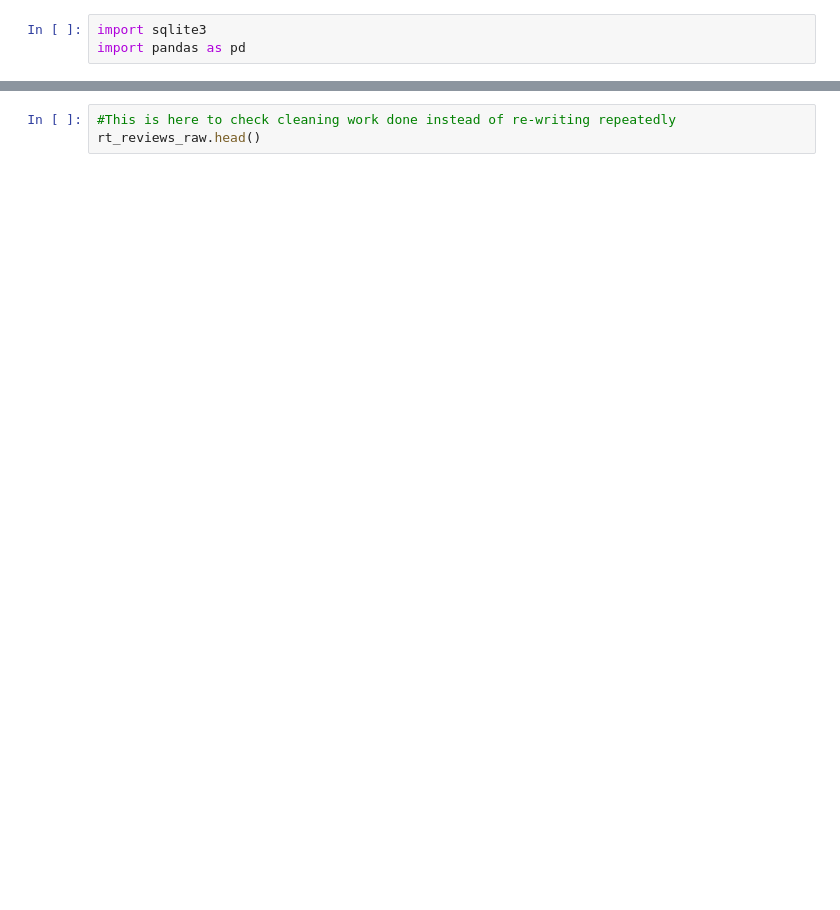
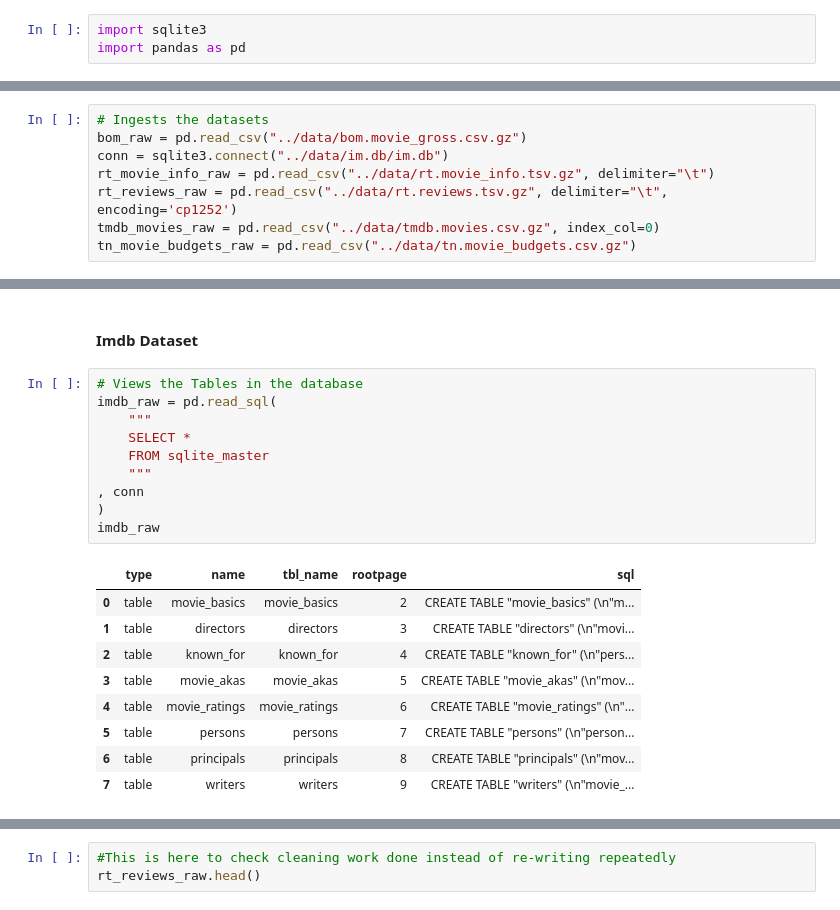
Before and after one commit to jamesleemeredith/Box-Office-Analysis, a Jupyter notebook: code/data_cleaning_final.ipynb, the cells around one changed output, grey strips where cells are left out. Drawn from its saved outputs; the diff is of its cells as text; blank space fills up the shorter version.

Commit message:
Updated data_cleaning_final for readability

```diff
--- a/code/data_cleaning_final.ipynb
+++ b/code/data_cleaning_final.ipynb
@@ -207,0 +30,8 @@ memory usage: 271.2+ KB
+# %%
+# Ingests the datasets
+bom_raw = pd.read_csv("../data/bom.movie_gross.csv.gz")
+conn = sqlite3.connect("../data/im.db/im.db")
+rt_movie_info_raw = pd.read_csv("../data/rt.movie_info.tsv.gz", delimiter="\t")
+rt_reviews_raw = pd.read_csv("../data/rt.reviews.tsv.gz", delimiter="\t", encoding='cp1252')
+tmdb_movies_raw = pd.read_csv("../data/tmdb.movies.csv.gz", index_col=0)
+tn_movie_budgets_raw = pd.read_csv("../data/tn.movie_budgets.csv.gz")
@@ -207,0 +94,22 @@ memory usage: 271.2+ KB
+# %% [markdown]
+#### Imdb Dataset
+# %%
+# Views the Tables in the database
+imdb_raw = pd.read_sql(
+    """
+    SELECT *
+    FROM sqlite_master
+    """
+, conn
+)
+imdb_raw
+# %% [output]
+|  | type | name | tbl_name | rootpage | sql |
+| 0 | table | movie_basics | movie_basics | 2 | CREATE TABLE "movie_basics" (\n"m... |
+| 1 | table | directors | directors | 3 | CREATE TABLE "directors" (\n"movi... |
+| 2 | table | known_for | known_for | 4 | CREATE TABLE "known_for" (\n"pers... |
+| 3 | table | movie_akas | movie_akas | 5 | CREATE TABLE "movie_akas" (\n"mov... |
+| 4 | table | movie_ratings | movie_ratings | 6 | CREATE TABLE "movie_ratings" (\n"... |
+| 5 | table | persons | persons | 7 | CREATE TABLE "persons" (\n"person... |
+| 6 | table | principals | principals | 8 | CREATE TABLE "principals" (\n"mov... |
+| 7 | table | writers | writers | 9 | CREATE TABLE "writers" (\n"movie_... |
```
Also changed, not shown: parts of 113 cells of this notebook.
